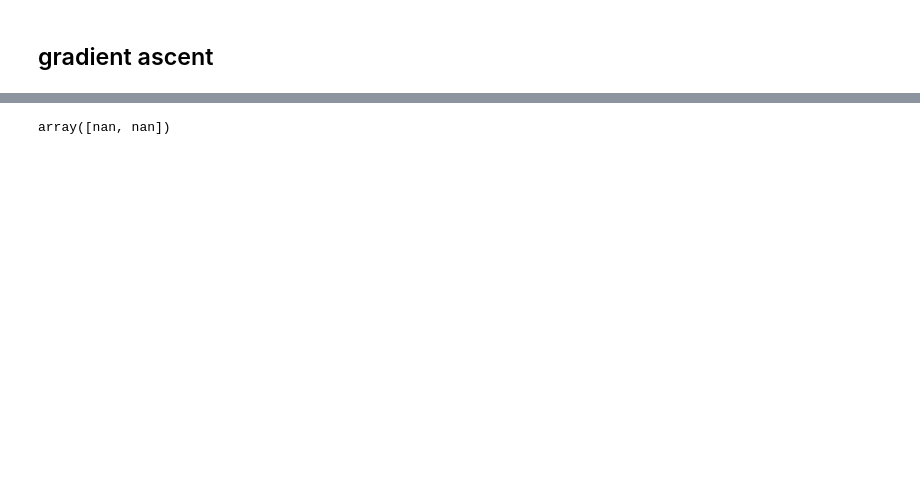
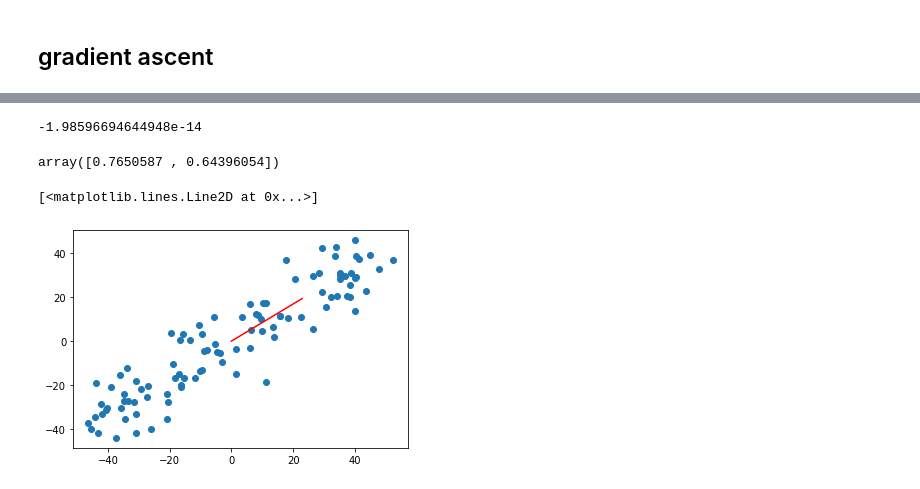
Before and after one commit to TOMMYWHY/python_advance_learning, a Jupyter notebook: 021_machineLearning/principal_components_analysis/simple_CPA.ipynb, the cells around one changed output, grey strips where cells are left out. Cells and saved outputs as stored; diff of their text form; code cells hidden in the pictures; blank space fills up the shorter version.

Commit message:
7-3 gradient ascent fixed

```diff
--- a/021_machineLearning/principal_components_analysis/simple_CPA.ipynb
+++ b/021_machineLearning/principal_components_analysis/simple_CPA.ipynb
@@ -75,9 +79,18 @@ array([0.11009419, 0.53187477])
 # %%
 eta = 0.001
 # %%
-# np.mean(X_demean[:,1 ])
+np.mean(X_demean[:,1 ])
+# %% [output]
+-1.98596694644948e-14
+# %%
+gradient_ascent(df_debug,X_demean,initial_w,eta)
+# %% [output]
+array([0.7650587 , 0.64396054])
 # %%
-#  gradient_ascent(df_debug,X_demean,initial_w,eta) #??
-gradient_ascent(df_math,X_demean,initial_w,eta)    #??
+w = gradient_ascent(df_math,X_demean,initial_w,eta)
-# %% [output]
-array([nan, nan])
+# %%
+plt.scatter(X_demean[:,0],X_demean[:,1])
+plt.plot([0,w[0]*30],[0,w[1]*30],color="r")
+# %% [output]
+[<matplotlib.lines.Line2D at 0x...>]
+[figure, added]
```
Also changed, not shown: parts of 12 cells of this notebook.
